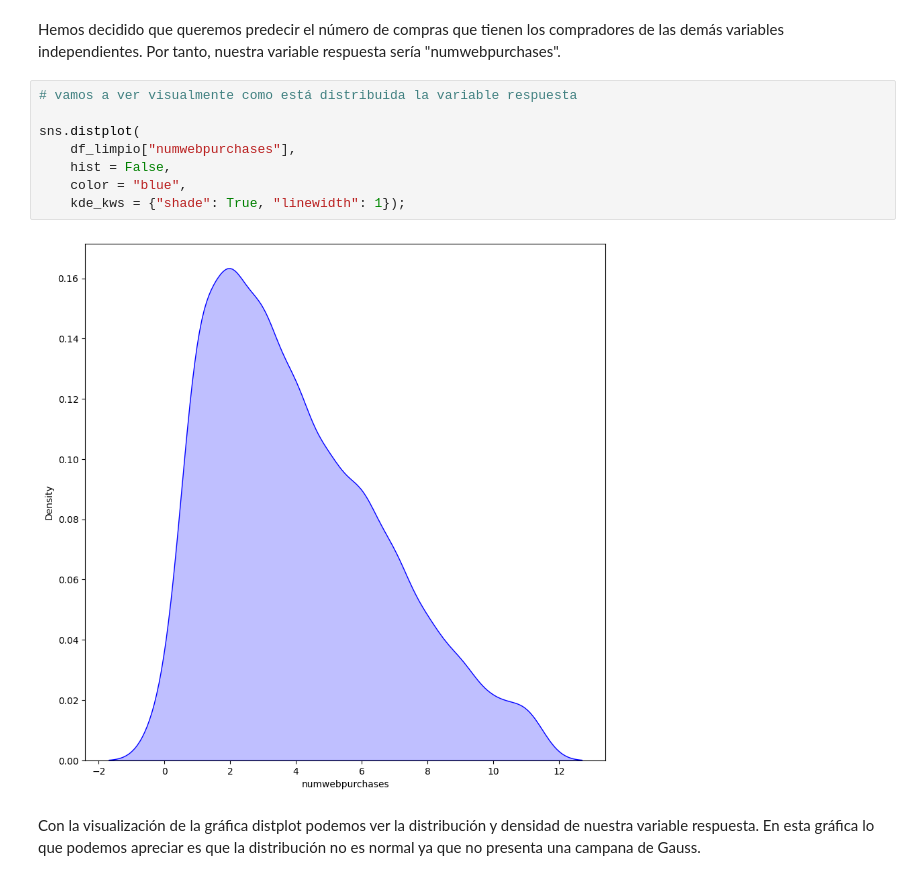
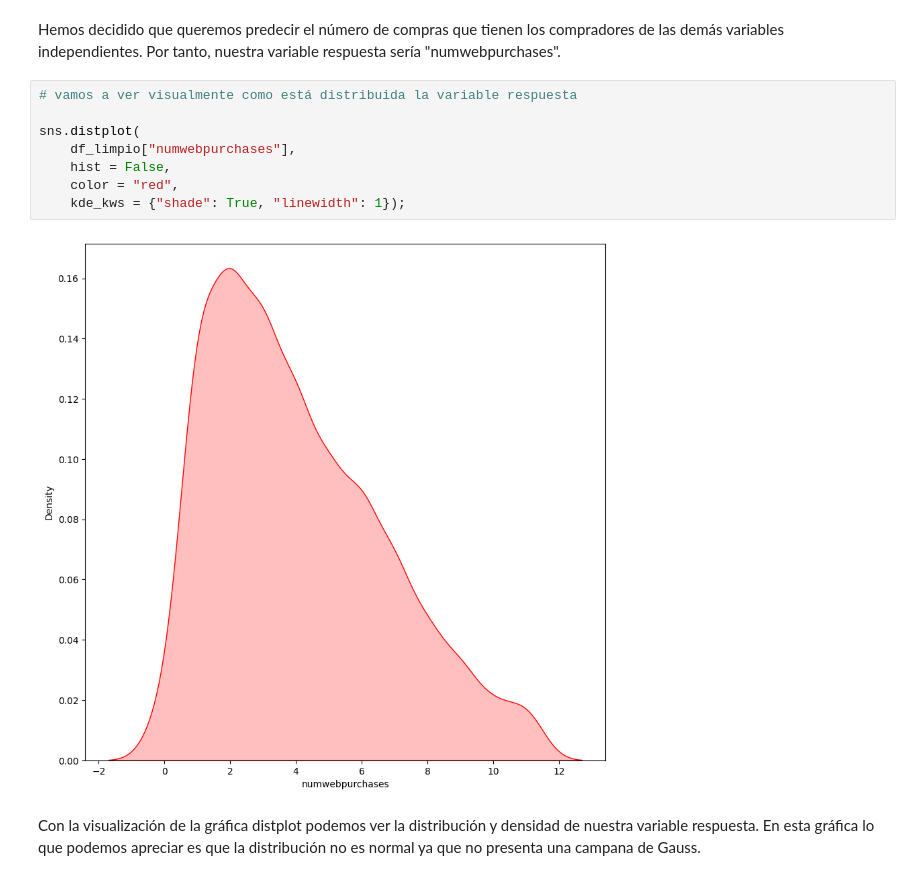
Before and after one commit to Adalab/DA-promo-c-modulo-3-sprint-1-Sila-Silvia, a Jupyter notebook: Leccion-1-Intro-Machine-Learning/Leccion-1-Intro-Machine-Learning.ipynb, the cells around one changed output. Cells and saved outputs as stored; diff of their text form.

```diff
--- a/Leccion-1-Intro-Machine-Learning/Leccion-1-Intro-Machine-Learning.ipynb
+++ b/Leccion-1-Intro-Machine-Learning/Leccion-1-Intro-Machine-Learning.ipynb
@@ -322,13 +322,13 @@ Hemos decidido que queremos predecir el número de compras que tienen los compra
 # %%
 # vamos a ver visualmente como está distribuida la variable respuesta
 
 sns.distplot(
     df_limpio["numwebpurchases"],
     hist = False,
-    color = "blue",
+    color = "red",
     kde_kws = {"shade": True, "linewidth": 1});
 # %% [output]
-[figure, old version]
+[figure, new version]
 # %% [markdown]
 Con la visualización de la gráfica distplot podemos ver la distribución y densidad de nuestra variable respuesta. En esta gráfica lo que podemos apreciar es que la distribución no es normal ya que no presenta una campana de Gauss.
 # %% [markdown]
```
Also changed, not shown: parts of 8 cells of this notebook, 3 other files.
